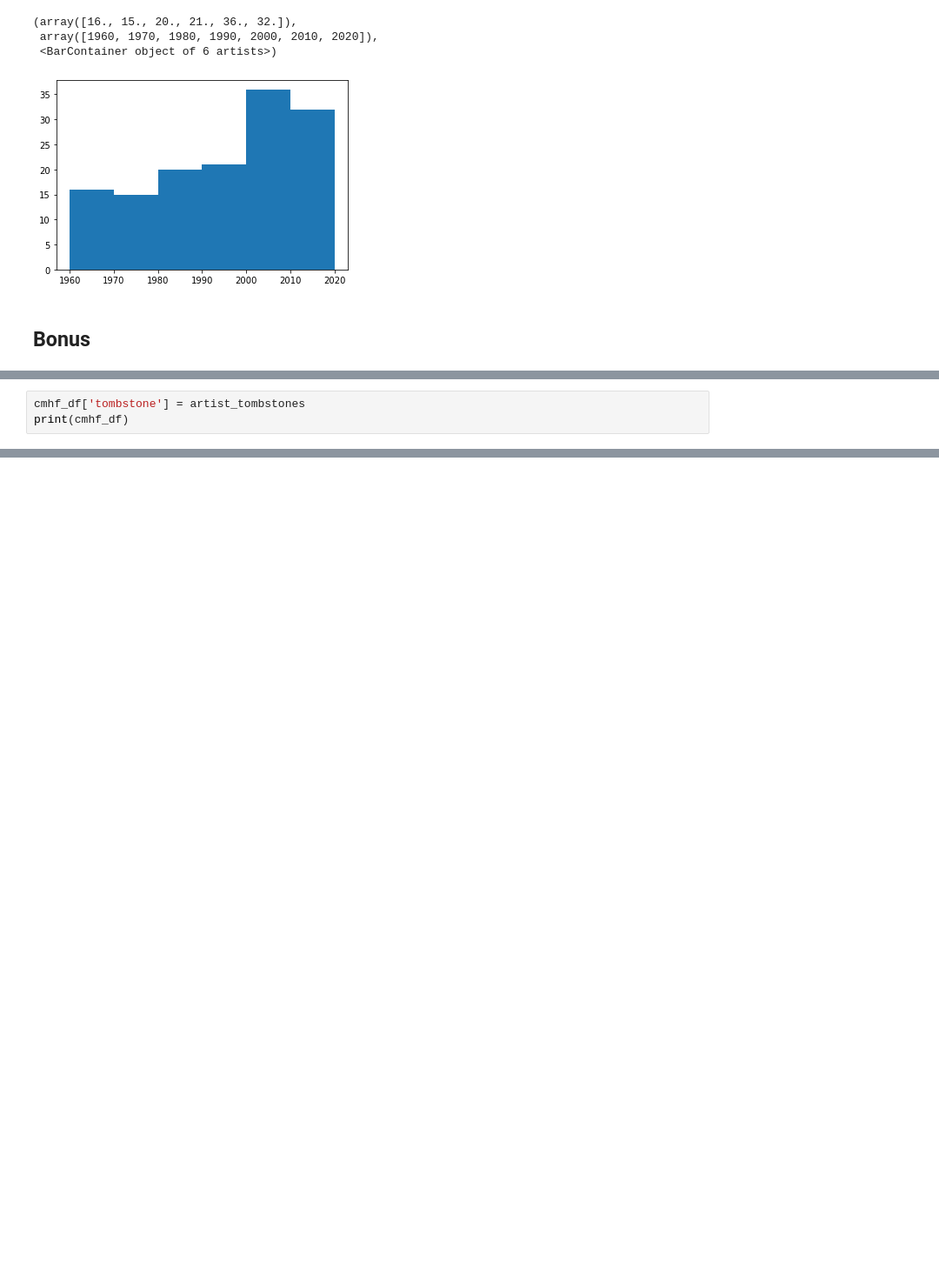
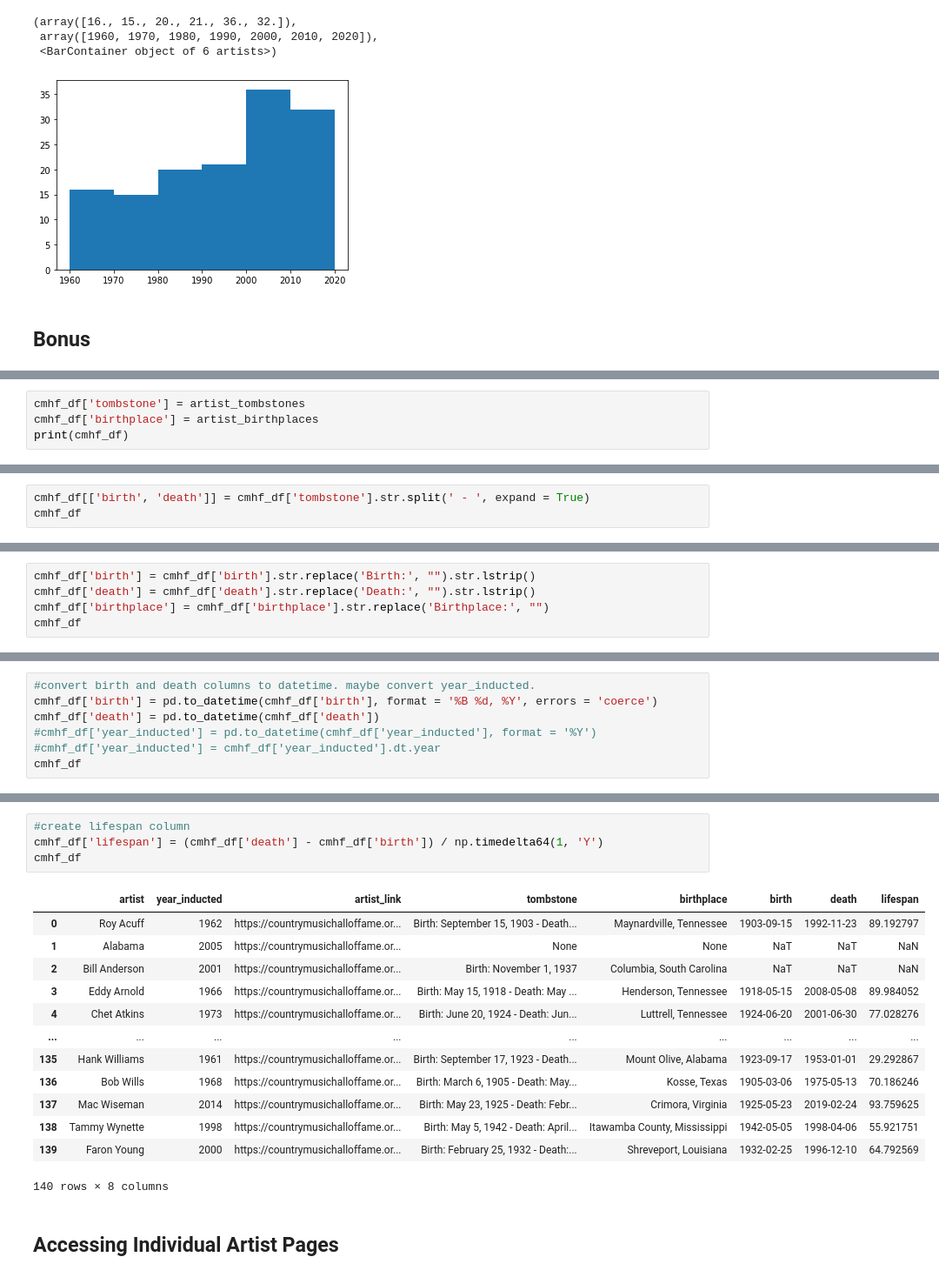
Before and after one commit to jrioross/country_music_hof_web_scraping_python, a Jupyter notebook: cmhf_web_scrape.ipynb, the cells around one changed output, grey strips where cells are left out. Shown at 87% size. Drawn from its saved outputs; the diff is of its cells as text; blank space fills up the shorter version.

Commit message:
dataframe complete. building columns for presentation.

```diff
--- a/cmhf_web_scrape.ipynb
+++ b/cmhf_web_scrape.ipynb
@@ -214,5 +235,6 @@ print(artist_tombstones)
 # %%
 cmhf_df['tombstone'] = artist_tombstones
+cmhf_df['birthplace'] = artist_birthplaces
 print(cmhf_df)
 # %% [output]
             artist  year_inducted  \
@@ -276,0 +266,3 @@ soup.select("a[href*=artist]")
+# %%
+cmhf_df[['birth', 'death']] = cmhf_df['tombstone'].str.split(' - ', expand = True)
+cmhf_df
@@ -276,0 +283,5 @@ soup.select("a[href*=artist]")
+# %%
+cmhf_df['birth'] = cmhf_df['birth'].str.replace('Birth:', "").str.lstrip()
+cmhf_df['death'] = cmhf_df['death'].str.replace('Death:', "").str.lstrip()
+cmhf_df['birthplace'] = cmhf_df['birthplace'].str.replace('Birthplace:', "")
+cmhf_df
@@ -276,0 +302,7 @@ soup.select("a[href*=artist]")
+# %%
+#convert birth and death columns to datetime. maybe convert year_inducted.
+cmhf_df['birth'] = pd.to_datetime(cmhf_df['birth'], format = '%B %d, %Y', errors = 'coerce')
+cmhf_df['death'] = pd.to_datetime(cmhf_df['death'])
+#cmhf_df['year_inducted'] = pd.to_datetime(cmhf_df['year_inducted'], format = '%Y')
+#cmhf_df['year_inducted'] = cmhf_df['year_inducted'].dt.year
+cmhf_df
@@ -277 +340,21 @@ soup.select("a[href*=artist]")
+# %%
+#create lifespan column
+cmhf_df['lifespan'] = (cmhf_df['death'] - cmhf_df['birth']) / np.timedelta64(1, 'Y')
+cmhf_df
+# %% [output]
+|  | artist | year_inducted | artist_link | tombstone | birthplace | birth | death | lifespan |
+| 0 | Roy Acuff | 1962 | https://countrymusichalloffame.or... | Birth: September 15, 1903 - Death... | Maynardville, Tennessee | 1903-09-15 | 1992-11-23 | 89.192797 |
+| 1 | Alabama | 2005 | https://countrymusichalloffame.or... | None | None | NaT | NaT | NaN |
+| 2 | Bill Anderson | 2001 | https://countrymusichalloffame.or... | Birth: November 1, 1937 | Columbia, South Carolina | NaT | NaT | NaN |
+| 3 | Eddy Arnold | 1966 | https://countrymusichalloffame.or... | Birth: May 15, 1918 - Death: May ... | Henderson, Tennessee | 1918-05-15 | 2008-05-08 | 89.984052 |
+| 4 | Chet Atkins | 1973 | https://countrymusichalloffame.or... | Birth: June 20, 1924 - Death: Jun... | Luttrell, Tennessee | 1924-06-20 | 2001-06-30 | 77.028276 |
+| ... | ... | ... | ... | ... | ... | ... | ... | ... |
+| 135 | Hank Williams | 1961 | https://countrymusichalloffame.or... | Birth: September 17, 1923 - Death... | Mount Olive, Alabama | 1923-09-17 | 1953-01-01 | 29.292867 |
+| 136 | Bob Wills | 1968 | https://countrymusichalloffame.or... | Birth: March 6, 1905 - Death: May... | Kosse, Texas | 1905-03-06 | 1975-05-13 | 70.186246 |
+| 137 | Mac Wiseman | 2014 | https://countrymusichalloffame.or... | Birth: May 23, 1925 - Death: Febr... | Crimora, Virginia | 1925-05-23 | 2019-02-24 | 93.759625 |
+| 138 | Tammy Wynette | 1998 | https://countrymusichalloffame.or... | Birth: May 5, 1942 - Death: April... | Itawamba County, Mississippi | 1942-05-05 | 1998-04-06 | 55.921751 |
+| 139 | Faron Young | 2000 | https://countrymusichalloffame.or... | Birth: February 25, 1932 - Death:... | Shreveport, Louisiana | 1932-02-25 | 1996-12-10 | 64.792569 |
+140 rows × 8 columns
+# %% [markdown]
+## Accessing Individual Artist Pages
 # %%
```
Also changed, not shown: parts of 17 cells of this notebook.
